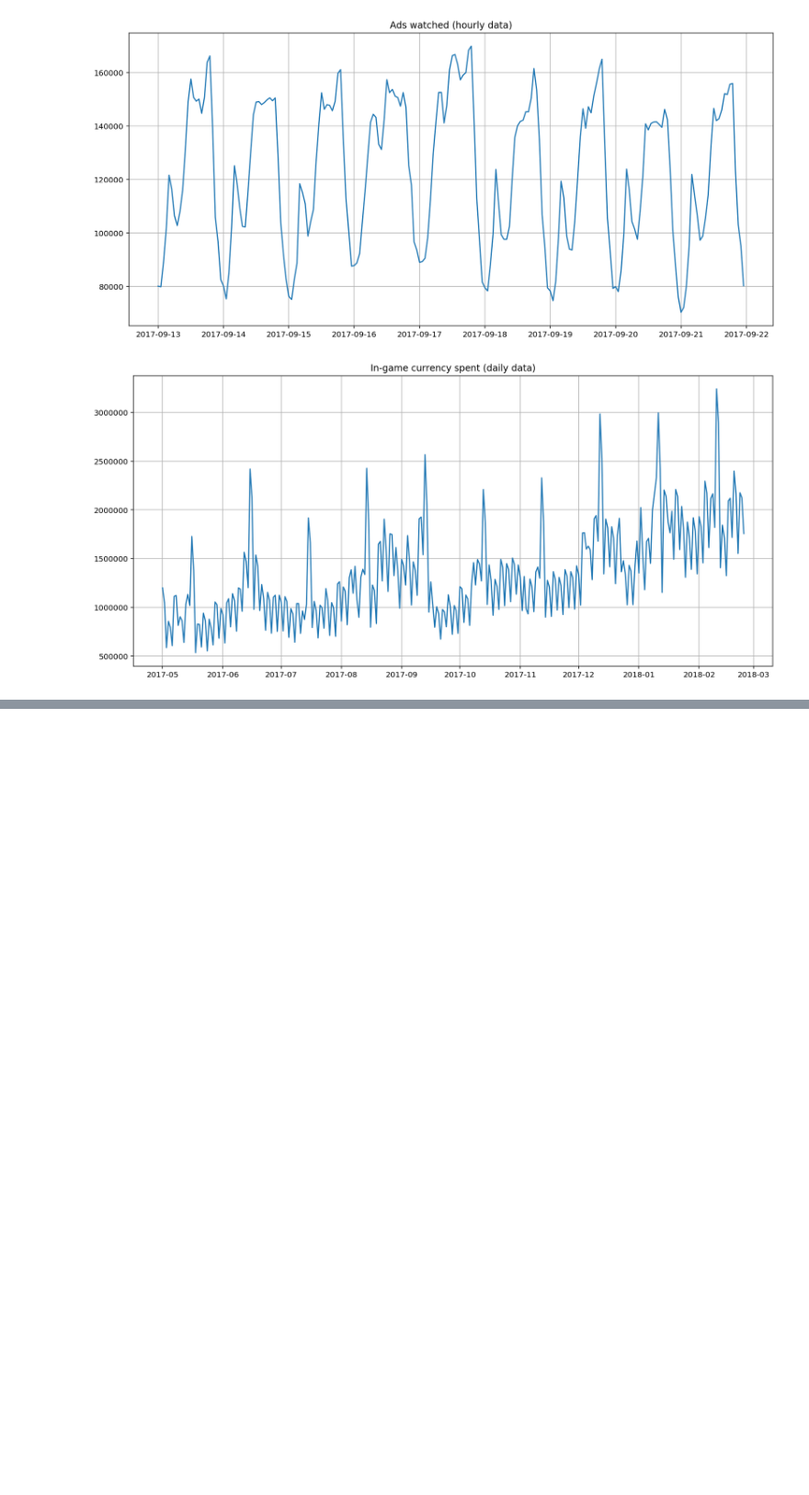
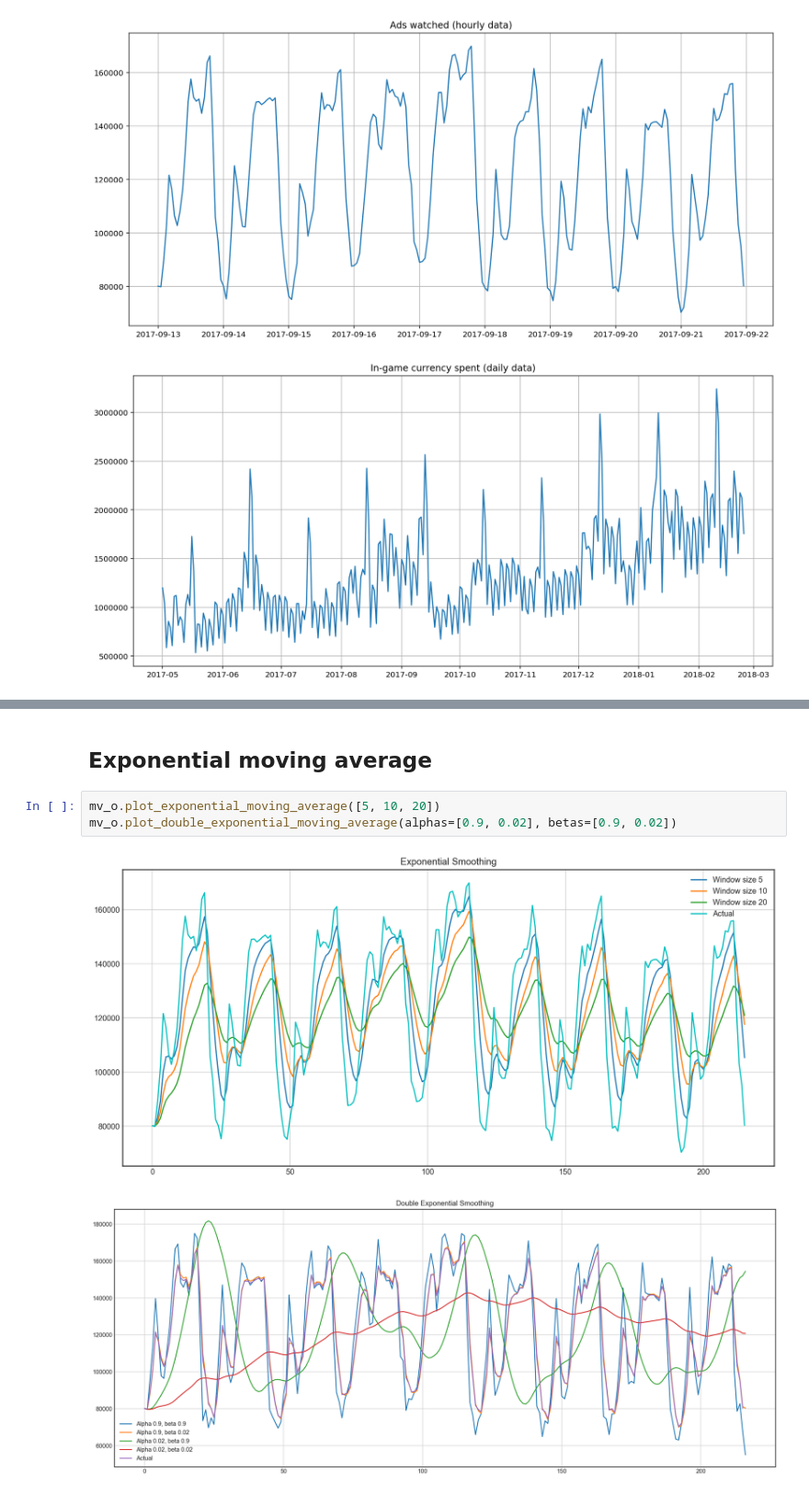
Before and after one commit to EKami/torchlite, a Jupyter notebook: examples-ts/simple_ts_models.ipynb, the cells around one changed output, grey strips where cells are left out. Shown at 92% size. Saved outputs shown, nothing was run; the diff lists cells and outputs as text; blank space fills up the shorter version.

```diff
--- a/examples-ts/simple_ts_models.ipynb
+++ b/examples-ts/simple_ts_models.ipynb
@@ -54,0 +66,8 @@ File already exists.
+# %% [markdown]
+## Exponential moving average
+# %%
+mv_o.plot_exponential_moving_average([5, 10, 20])
+mv_o.plot_double_exponential_moving_average(alphas=[0.9, 0.02], betas=[0.9, 0.02])
+# %% [output]
+[figure, added]
+[figure, added]
```
Also changed, not shown: parts of 17 cells of this notebook, 1 other file.
